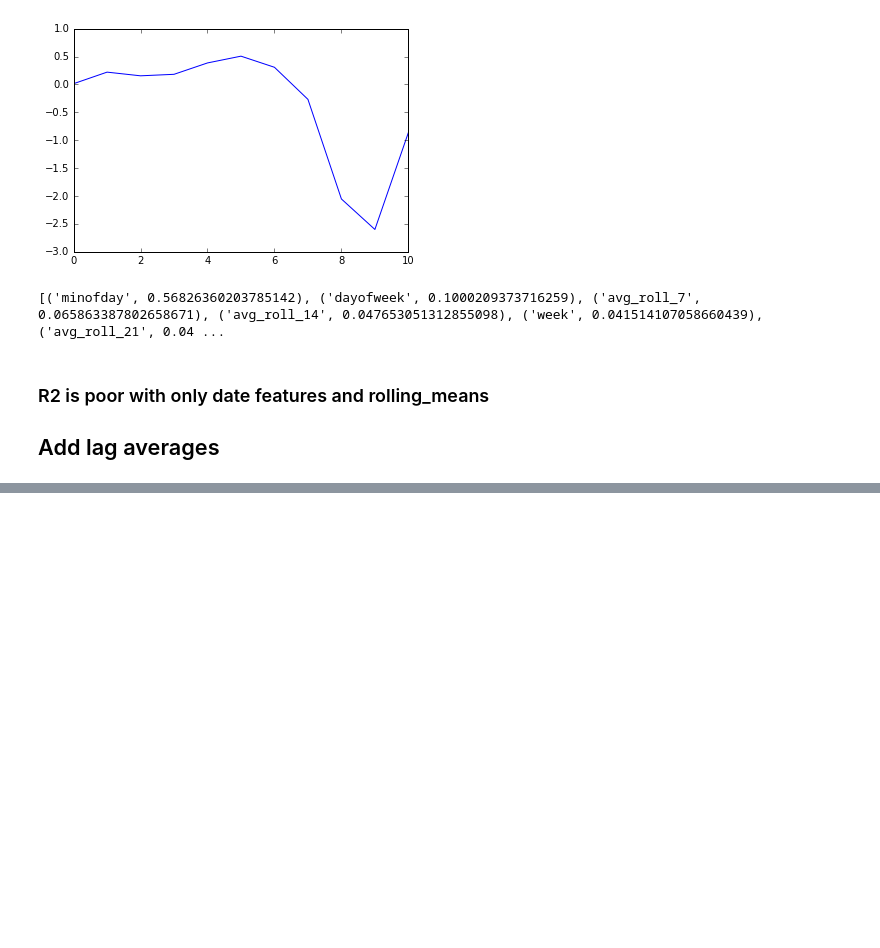
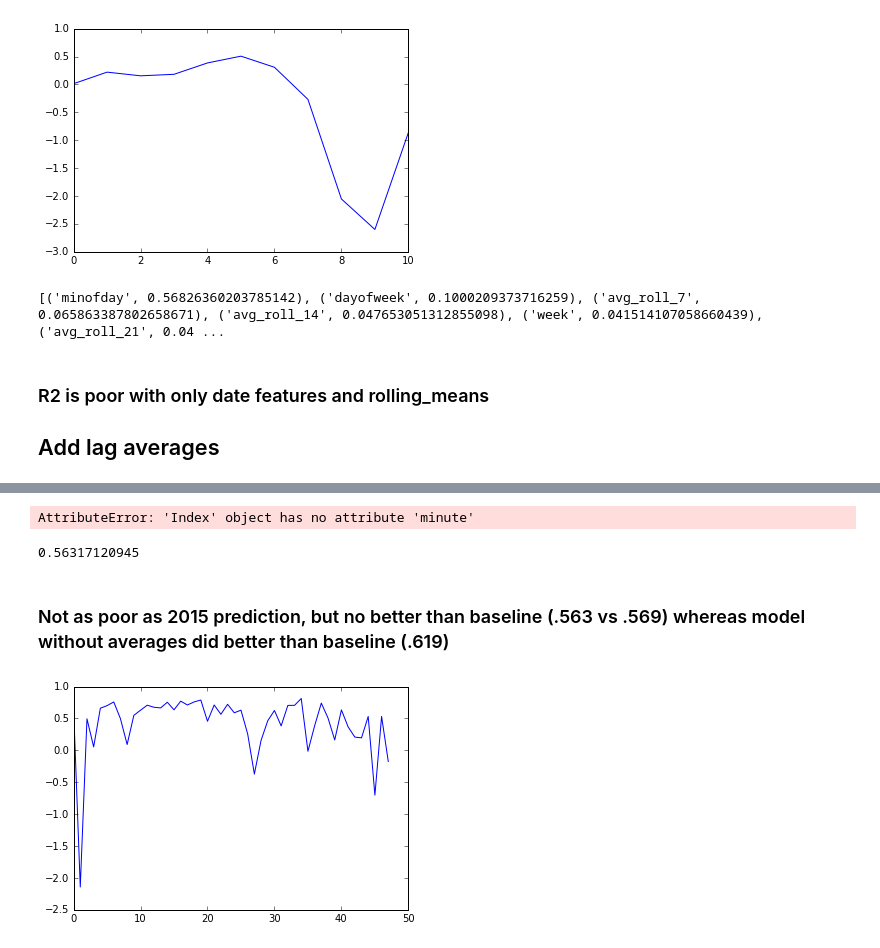
Before and after one commit to jngseattle/BorderCrossing, a Jupyter notebook: code/Model-v2.0-IncrementalModel.ipynb, the cells around one changed output, grey strips where cells are left out. Drawn from its saved outputs; the diff is of its cells as text; code cells hidden in the pictures; blank space fills up the shorter version.

```diff
--- a/code/Model-v2.0-IncrementalModel.ipynb
+++ b/code/Model-v2.0-IncrementalModel.ipynb
@@ -164,0 +218,9 @@ plt.plot(r2_bymonth);
+# %%
+from BorderQuery import select_mungedata, select_features
+df_train = select_mungedata(2, 1, '2011-1-1', '2014-1-1')
+X_test = select_features('2014-1-1', '2015-1-1')
+model = ExtraTreesRegressor(n_jobs=-1, n_estimators=96, bootstrap=True, oob_score=True)
+grid = GridSearchCV(model, {})
+im4 = IncrementalModel(df_train, grid, categoricals=['event'])
+# %%
+yhat4 = im4.predict(X_test)
@@ -164,0 +237,26 @@ plt.plot(r2_bymonth);
+# %%
+actuals4 = select_mungedata_simple(2, 1, '2014-1-1', '2014-12-1')
+actuals4 = actuals4.set_index('date')
+actuals4 = actuals4[(actuals4.index.minute == 0) | (actuals4.index.minute==30)].waittime
+# %%
+baseline4 = select_predictions(2, 'b2014', 1, '2014-1-1', '2014-12-1')
+baseline4 = baseline4[(baseline4.index.minute == 0) | (baseline4.index.minute==30)]
+baseline4_ = baseline4.loc[actuals.index]
+# %% [output]
+AttributeError: 'Index' object has no attribute 'minute'
+# %%
+yhat4_ = yhat4[actuals4.index]
+# print r2_score(actuals4, baseline4_)
+print r2_score(actuals4, yhat4_)
+# %% [output]
+0.56317120945
+# %% [markdown]
+### Not as poor as 2015 prediction, but no better than baseline (.563 vs .569) whereas model without averages did better than baseline (.619)
+# %%
+r2_byweek = []
+for week in range(1, 49):
+    r2_byweek.append(r2_score(actuals4[actuals4.index.week==week], yhat4_[yhat4_.index.week==week]))
+
+plt.plot(r2_byweek);
+# %% [output]
+[figure, added]
```
Also changed, not shown: parts of 24 cells of this notebook, 2 other files.
